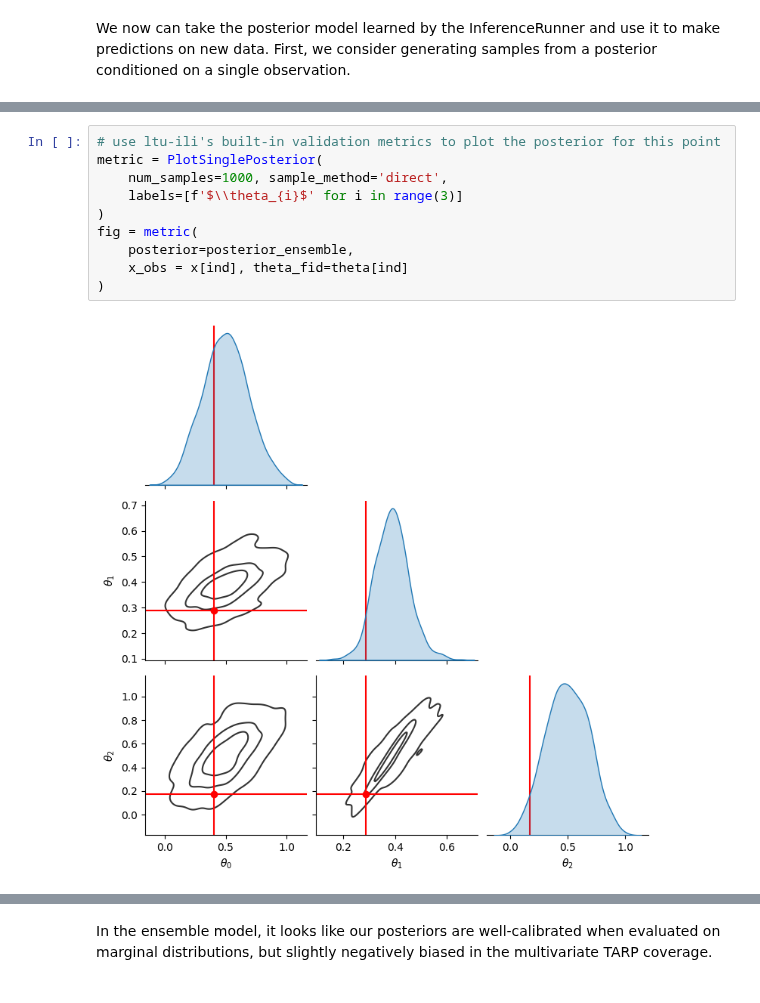
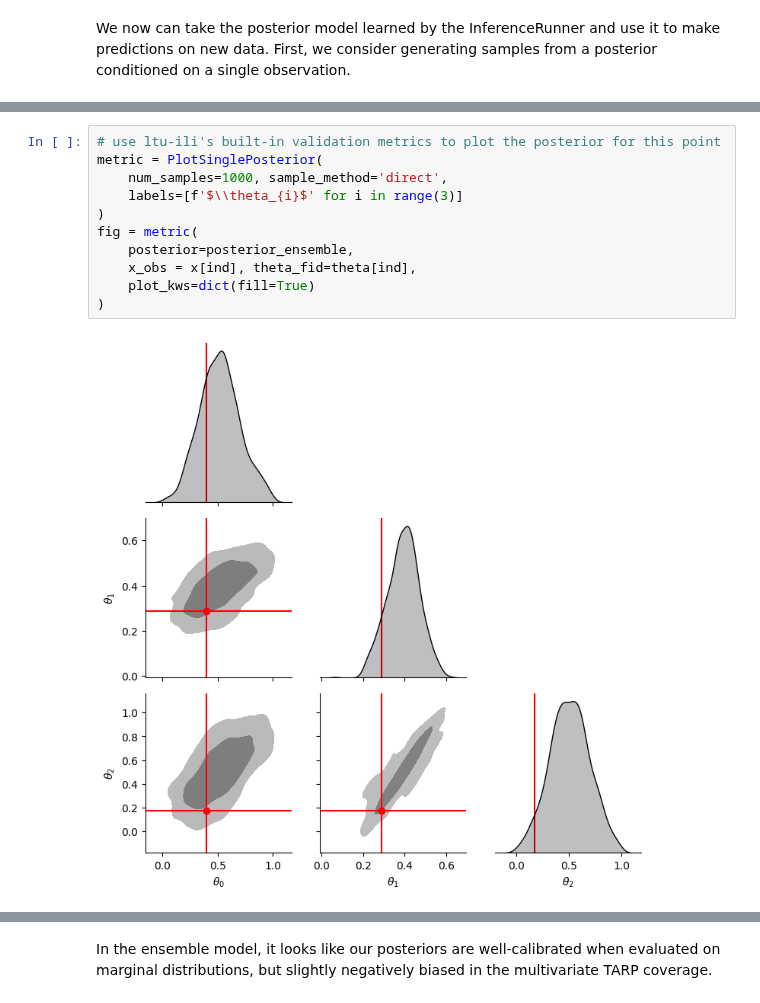
Before and after one commit to maho3/ltu-ili, a Jupyter notebook: notebooks/sbi.ipynb, the cells around one changed output, grey strips where cells are left out. Cells and saved outputs as stored; diff of their text form.

```diff
--- a/notebooks/sbi.ipynb
+++ b/notebooks/sbi.ipynb
@@ -158,13 +156,14 @@ plt.colorbar(im, label='log probability', use_gridspec=True, cax=axs[2])
 # %%
 # use ltu-ili's built-in validation metrics to plot the posterior for this point
 metric = PlotSinglePosterior(
     num_samples=1000, sample_method='direct',
     labels=[f'$\\theta_{i}$' for i in range(3)]
 )
 fig = metric(
     posterior=posterior_ensemble,
-    x_obs = x[ind], theta_fid=theta[ind]
+    x_obs = x[ind], theta_fid=theta[ind],
+    plot_kws=dict(fill=True)
 )
 # %% [output]
-[figure, old version]
+[figure, new version]
 # %% [markdown]
```
Also changed, not shown: parts of 13 cells of this notebook, 1 other file.
